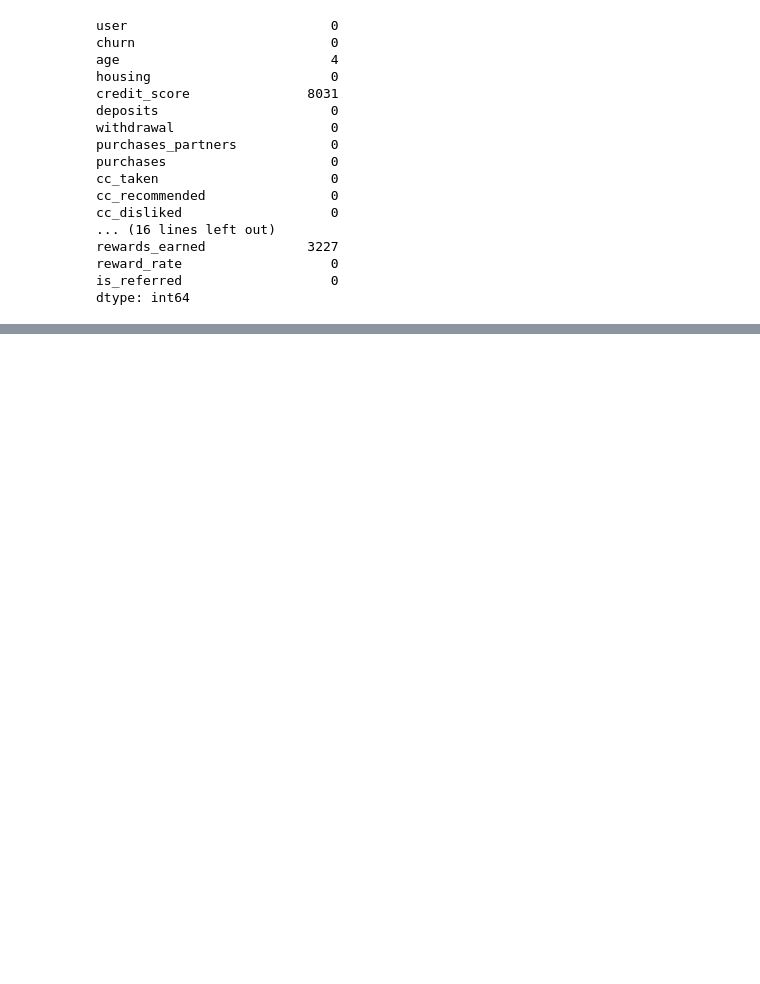
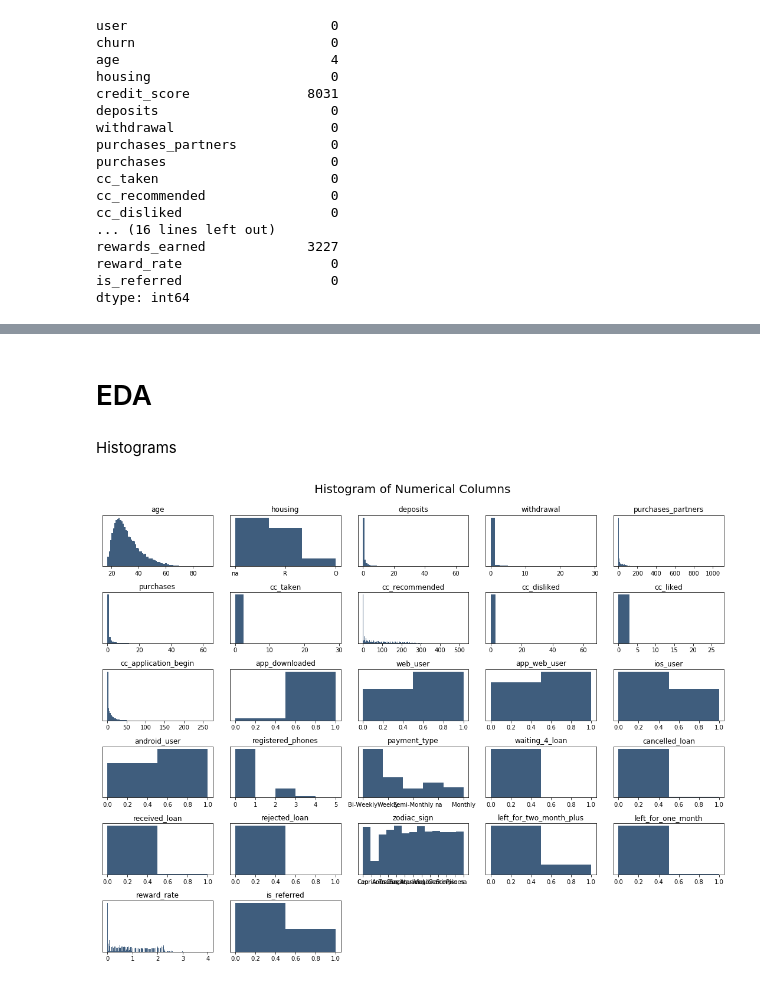
Before and after one commit to sohailziahh/Minimizing-Customer-Churn-Rate, a Jupyter notebook: churn.ipynb, the cells around one changed output, grey strips where cells are left out. Drawn from its saved outputs; the diff is of its cells as text; code cells hidden in the pictures; blank space fills up the shorter version.

```diff
--- a/churn.ipynb
+++ b/churn.ipynb
@@ -89,5 +89,7 @@ is_referred                   0
 dtype: int64
 # %%
 df = df[pd.notnull(df['age'])]
+# %%
+df.drop(columns=['credit_score', 'rewards_earned'], inplace=True)
 # %%
-df = df
+df.columns
@@ -93,0 +106,21 @@ df = df
+# %% [markdown]
+# EDA
+# %% [markdown]
+Histograms
+# %%
+df2 = df.drop(columns=['user', 'churn'])
+# %%
+fig = plt.figure(figsize=(15,12))
+plt.suptitle('Histogram of Numerical Columns', fontsize=20)
+for i in range(1,df2.shape[1]+1):
+    plt.subplot(6,5,i)
+    f = plt.gca()
+    f.axes.get_yaxis().set_visible(False)
+    f.set_title(df2.columns.values[i-1])
+
+    vals = np.size(df2.iloc[:, i-1].unique())
+
+    plt.hist(df2.iloc[:,i-1], bins=vals, color='#3F5D7D')
+plt.tight_layout(rect=[0,0.03,1,0.95])
+# %% [output]
+[figure, added]
```
Also changed, not shown: parts of 39 cells of this notebook.
